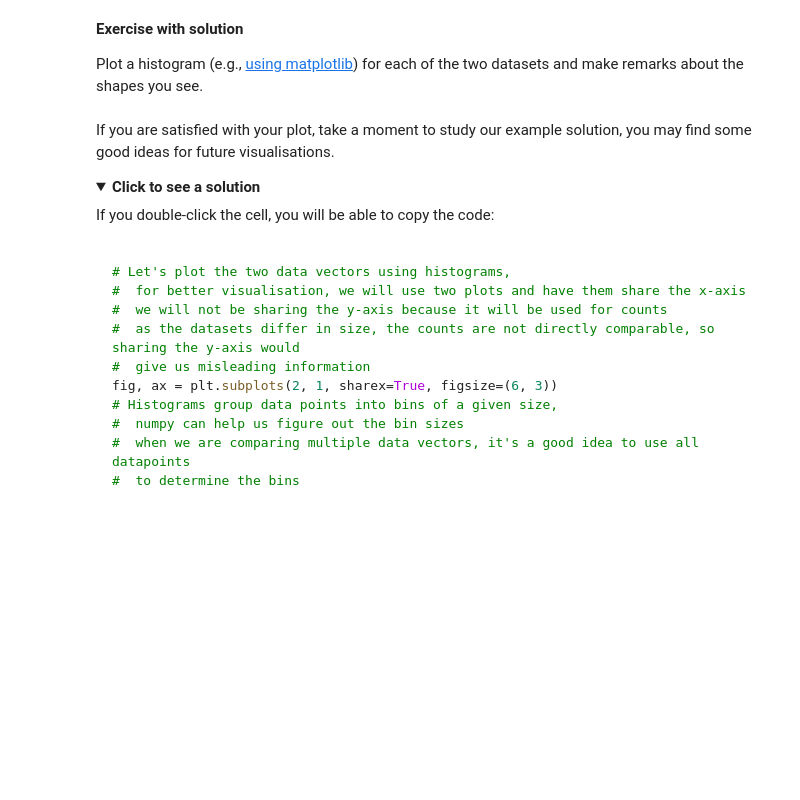
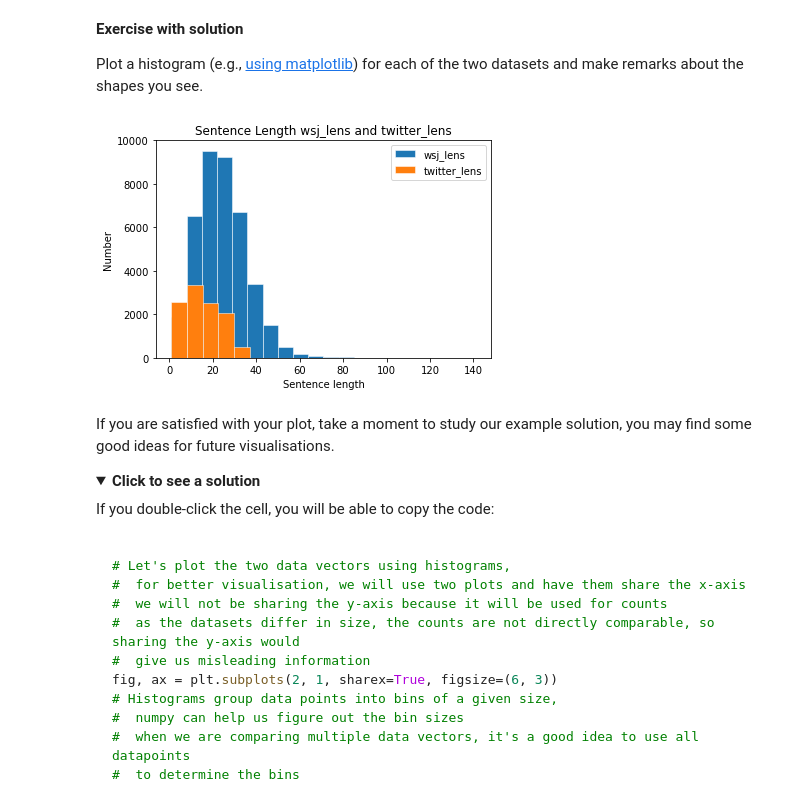
Before and after one commit to LaurensKrook/Natuurlijke-Taalmodellen-en-Interfaces, a Jupyter notebook: 2022_T1_Alihan_Ince_and_Laurens_Krook_Group_B.ipynb, the cells around one changed output. Cells and saved outputs as stored; diff of their text form; code cells hidden in the pictures; folded sections open; blank space fills up the shorter version.

```diff
--- a/2022_T1_Alihan_Ince_and_Laurens_Krook_Group_B.ipynb
+++ b/2022_T1_Alihan_Ince_and_Laurens_Krook_Group_B.ipynb
@@ -467,6 +471,20 @@ A [histogram](https://en.wikipedia.org/wiki/Histogram) can give us an overview o
 **Exercise with solution**
 
 Plot a histogram (e.g., [using matplotlib](https://matplotlib.org/stable/api/_as_gen/matplotlib.pyplot.hist.html)) for each of the two datasets and make remarks about the shapes you see.
+# %%
+#Solution Historgram Laurens:
+
+fig, ax = plt.subplots()
+ax.hist(wsj_lens, bins = 20, linewidth = 0.5, edgecolor='white', label = 'wsj_lens')
+ax.hist(twitter_lens, bins = 10, linewidth = 0.5, edgecolor='white', label = 'twitter_lens')
+ax.legend()
+ax.set_title('Sentence Length wsj_lens and twitter_lens')
+ax.set_ylabel('Number')
+ax.set_xlabel('Sentence length')
+plt.show()
+#fig.show()
+# %% [output]
+[figure, added]
 # %% [markdown]
 If you are satisfied with your plot, take a moment to study our example solution, you may find some good ideas for future visualisations.
 
```
Also changed, not shown: parts of 34 cells of this notebook.
